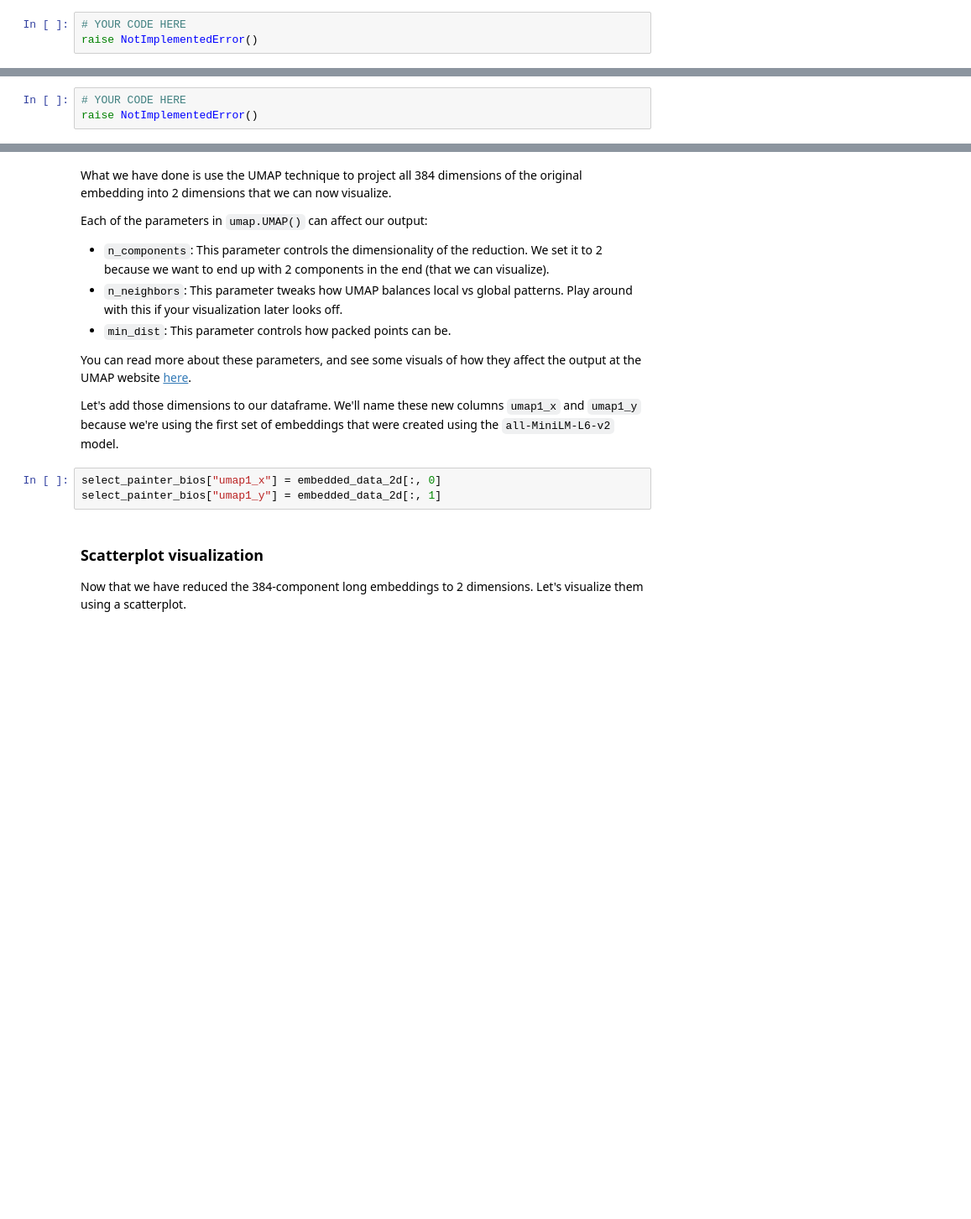
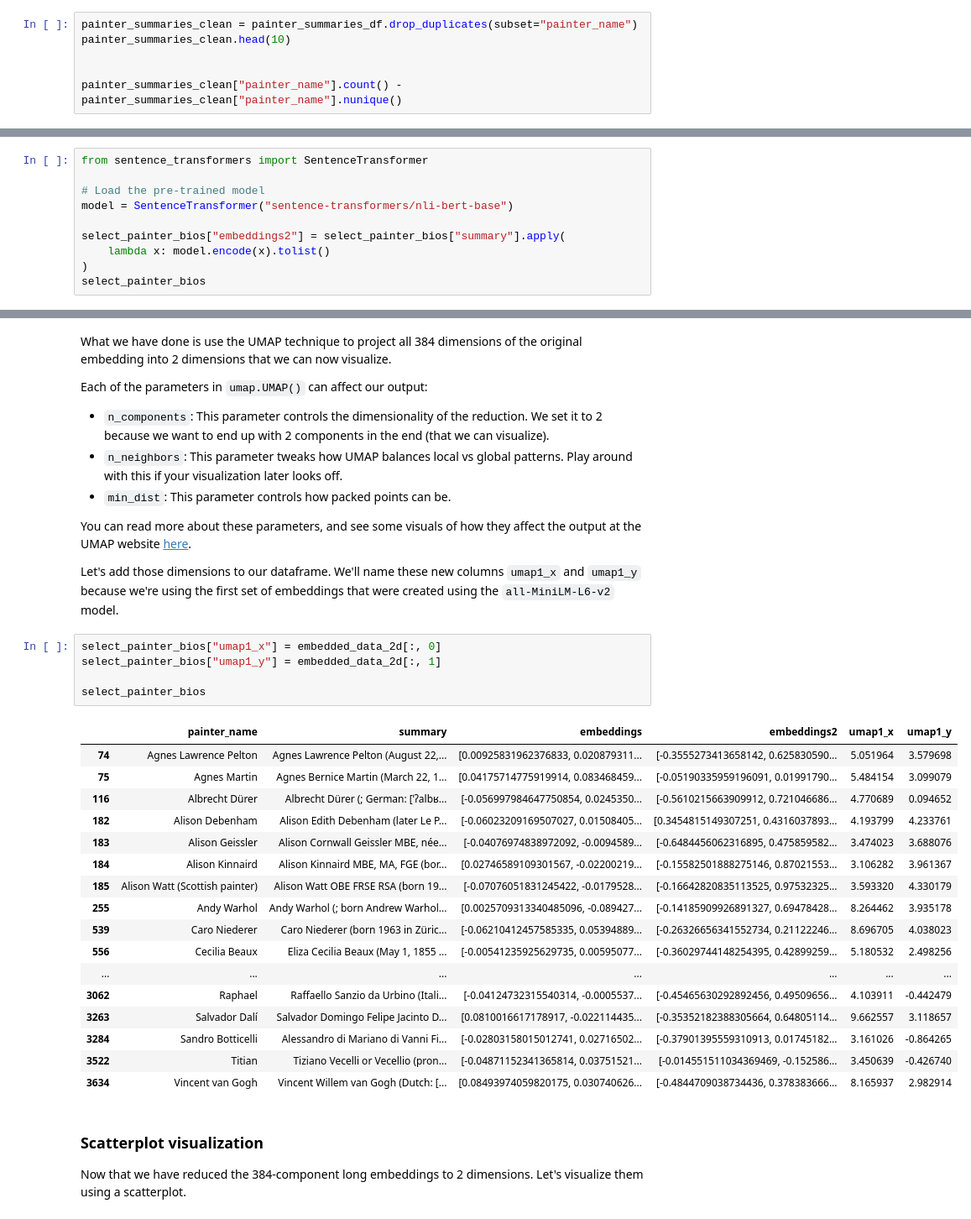
Before and after one commit to aica-wavelab/aica-assignments, a Jupyter notebook: A5_semantic_similarities_visualization/painter_biography_analysis.ipynb, the cells around one changed output, grey strips where cells are left out. Shown at 84% size. Drawn from its saved outputs; the diff is of its cells as text; blank space fills up the shorter version.

```diff
--- a/A5_semantic_similarities_visualization/painter_biography_analysis.ipynb
+++ b/A5_semantic_similarities_visualization/painter_biography_analysis.ipynb
@@ -92,5 +134,8 @@ raise NotImplementedError()
 </div>
 To do that, you can use the [`drop_duplicates`](https://pandas.pydata.org/docs/reference/api/pandas.DataFrame.drop_duplicates.html) method from pandas.
 # %%
-# YOUR CODE HERE
-raise NotImplementedError()
+painter_summaries_clean = painter_summaries_df.drop_duplicates(subset="painter_name")
+painter_summaries_clean.head(10)
+
+
+painter_summaries_clean["painter_name"].count() - painter_summaries_clean["painter_name"].nunique()
@@ -208,5 +367,12 @@ We have created our embeddings using the specific model, `all-MiniLM-L6-v2`. Tha
 # %% [markdown]
 YOUR ANSWER HERE
 # %%
-# YOUR CODE HERE
-raise NotImplementedError()
+from sentence_transformers import SentenceTransformer
+
+# Load the pre-trained model
+model = SentenceTransformer("sentence-transformers/nli-bert-base")
+
+select_painter_bios["embeddings2"] = select_painter_bios["summary"].apply(
+    lambda x: model.encode(x).tolist()
+)
+select_painter_bios
@@ -250,6 +471,26 @@ Let's add those dimensions to our dataframe. We'll name these new columns `umap1
 # %%
 select_painter_bios["umap1_x"] = embedded_data_2d[:, 0]
 select_painter_bios["umap1_y"] = embedded_data_2d[:, 1]
+
+select_painter_bios
+# %% [output]
+|  | painter_name | summary | embeddings | embeddings2 | umap1_x | umap1_y |
+| 74 | Agnes Lawrence Pelton | Agnes Lawrence Pelton (August 22,... | [0.00925831962376833, 0.020879311... | [-0.3555273413658142, 0.625830590... | 5.051964 | 3.579698 |
+| 75 | Agnes Martin | Agnes Bernice Martin (March 22, 1... | [0.04175714775919914, 0.083468459... | [-0.05190335959196091, 0.01991790... | 5.484154 | 3.099079 |
+| 116 | Albrecht Dürer | Albrecht Dürer (; German: [ˈʔalbʁ... | [-0.056997984647750854, 0.0245350... | [-0.5610215663909912, 0.721046686... | 4.770689 | 0.094652 |
+| 182 | Alison Debenham | Alison Edith Debenham (later Le P... | [-0.06023209169507027, 0.01508405... | [0.3454815149307251, 0.4316037893... | 4.193799 | 4.233761 |
+| 183 | Alison Geissler | Alison Cornwall Geissler MBE, née... | [-0.04076974838972092, -0.0094589... | [-0.6484456062316895, 0.475859582... | 3.474023 | 3.688076 |
+| 184 | Alison Kinnaird | Alison Kinnaird MBE, MA, FGE (bor... | [0.02746589109301567, -0.02200219... | [-0.15582501888275146, 0.87021553... | 3.106282 | 3.961367 |
+| 185 | Alison Watt (Scottish painter) | Alison Watt OBE FRSE RSA (born 19... | [-0.07076051831245422, -0.0179528... | [-0.16642820835113525, 0.97532325... | 3.593320 | 4.330179 |
+| 255 | Andy Warhol | Andy Warhol (; born Andrew Warhol... | [0.0025709313340485096, -0.089427... | [-0.14185909926891327, 0.69478428... | 8.264462 | 3.935178 |
+| 539 | Caro Niederer | Caro Niederer (born 1963 in Züric... | [-0.06210412457585335, 0.05394889... | [-0.26326656341552734, 0.21122246... | 8.696705 | 4.038023 |
+| 556 | Cecilia Beaux | Eliza Cecilia Beaux (May 1, 1855 ... | [-0.00541235925629735, 0.00595077... | [-0.36029744148254395, 0.42899259... | 5.180532 | 2.498256 |
+| ... | ... | ... | ... | ... | ... | ... |
+| 3062 | Raphael | Raffaello Sanzio da Urbino (Itali... | [-0.04124732315540314, -0.0005537... | [-0.45465630292892456, 0.49509656... | 4.103911 | -0.442479 |
+| 3263 | Salvador Dalí | Salvador Domingo Felipe Jacinto D... | [0.0810016617178917, -0.022114435... | [-0.35352182388305664, 0.64805114... | 9.662557 | 3.118657 |
+| 3284 | Sandro Botticelli | Alessandro di Mariano di Vanni Fi... | [-0.02803158015012741, 0.02716502... | [-0.37901395559310913, 0.01745182... | 3.161026 | -0.864265 |
+| 3522 | Titian | Tiziano Vecelli or Vecellio (pron... | [-0.04871152341365814, 0.03751521... | [-0.014551511034369469, -0.152586... | 3.450639 | -0.426740 |
+| 3634 | Vincent van Gogh | Vincent Willem van Gogh (Dutch: [... | [0.08493974059820175, 0.030740626... | [-0.4844709038734436, 0.378383666... | 8.165937 | 2.982914 |
 # %% [markdown]
 ### Scatterplot visualization
 
```
Also changed, not shown: parts of 26 cells of this notebook, 4 other files.
